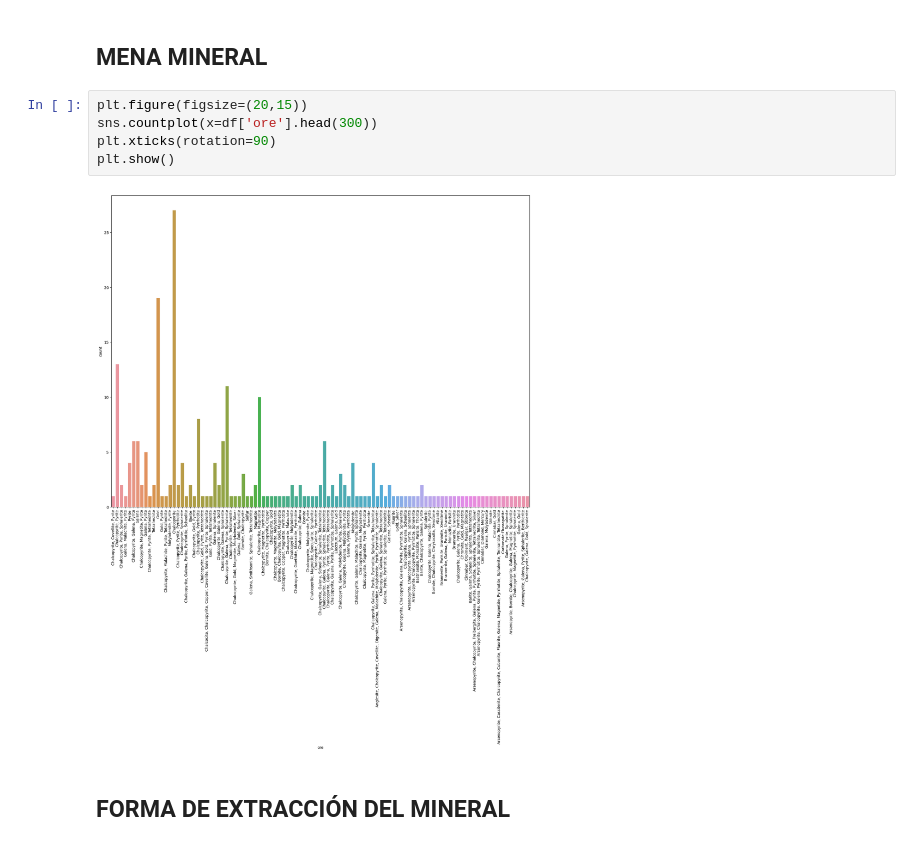
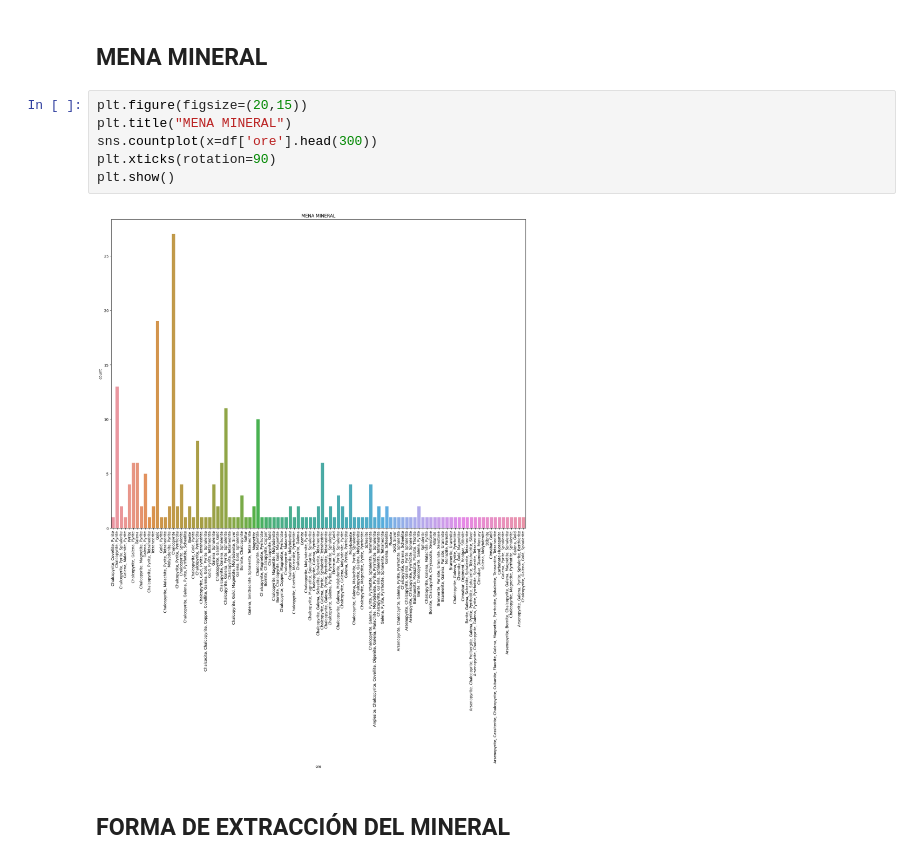
Before and after one commit to FacundoCardozo5/CoderHouse_CH-32845, a Jupyter notebook: notebooks/ProyectoDS_ParteI_Cardozo.ipynb, the cells around one changed output. Drawn from its saved outputs; the diff is of its cells as text.

```diff
--- a/notebooks/ProyectoDS_ParteI_Cardozo.ipynb
+++ b/notebooks/ProyectoDS_ParteI_Cardozo.ipynb
@@ -165,11 +172,12 @@ plt.show()
 ## MENA MINERAL
 # %%
 plt.figure(figsize=(20,15))
+plt.title("MENA MINERAL")
 sns.countplot(x=df['ore'].head(300))
 plt.xticks(rotation=90)
 plt.show()
 # %% [output]
-[figure, old version]
+[figure, new version]
 # %% [markdown]
 ## FORMA DE EXTRACCIÓN DEL MINERAL
 # %%
```
Also changed, not shown: parts of 9 cells of this notebook.
